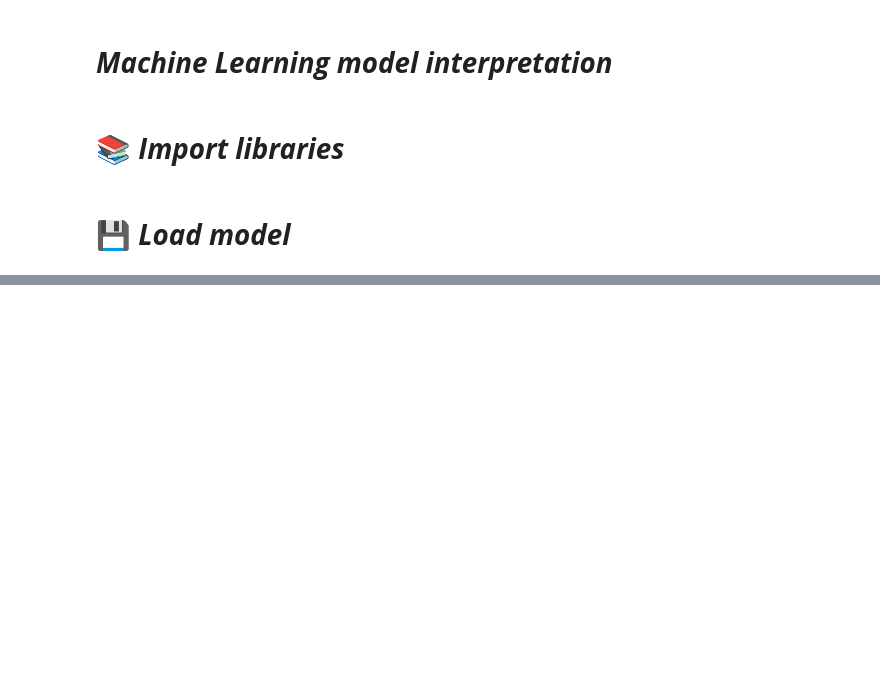
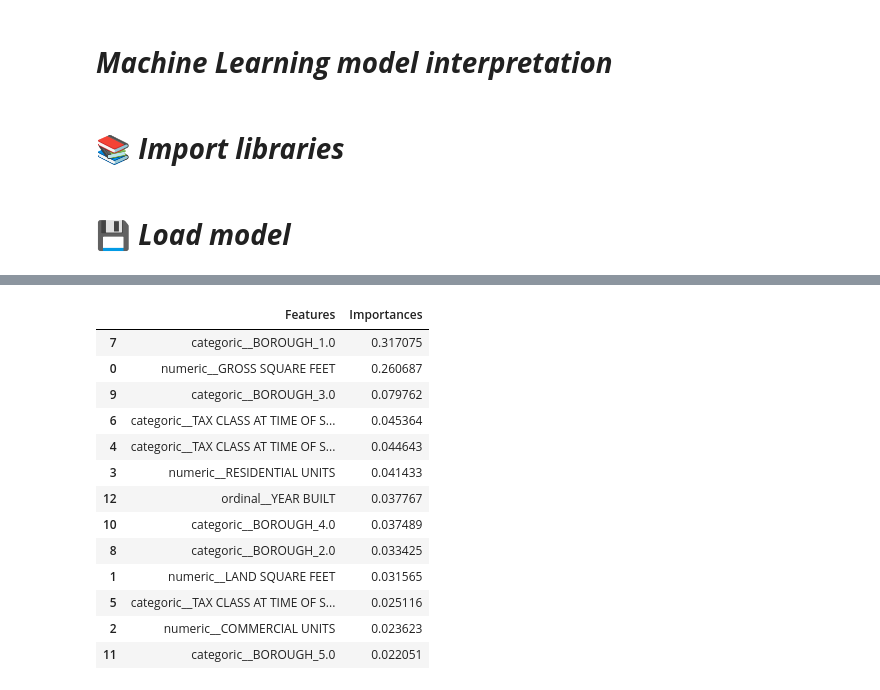
Before and after one commit to alejolondonm/NYC-houses, a Jupyter notebook: Modeling/7-model-interpretation.ipynb, the cells around one changed output, grey strips where cells are left out. Drawn from its saved outputs; the diff is of its cells as text; code cells hidden in the pictures; blank space fills up the shorter version.

```diff
--- a/Modeling/7-model-interpretation.ipynb
+++ b/Modeling/7-model-interpretation.ipynb
@@ -23,0 +54,17 @@ my_model = load(MODEL_PATH)
+# %%
+df_features
+# %% [output]
+|  | Features | Importances |
+| 7 | categoric__BOROUGH_1.0 | 0.317075 |
+| 0 | numeric__GROSS SQUARE FEET | 0.260687 |
+| 9 | categoric__BOROUGH_3.0 | 0.079762 |
+| 6 | categoric__TAX CLASS AT TIME OF S... | 0.045364 |
+| 4 | categoric__TAX CLASS AT TIME OF S... | 0.044643 |
+| 3 | numeric__RESIDENTIAL UNITS | 0.041433 |
+| 12 | ordinal__YEAR BUILT | 0.037767 |
+| 10 | categoric__BOROUGH_4.0 | 0.037489 |
+| 8 | categoric__BOROUGH_2.0 | 0.033425 |
+| 1 | numeric__LAND SQUARE FEET | 0.031565 |
+| 5 | categoric__TAX CLASS AT TIME OF S... | 0.025116 |
+| 2 | numeric__COMMERCIAL UNITS | 0.023623 |
+| 11 | categoric__BOROUGH_5.0 | 0.022051 |
```
Also changed, not shown: parts of 12 cells of this notebook.
